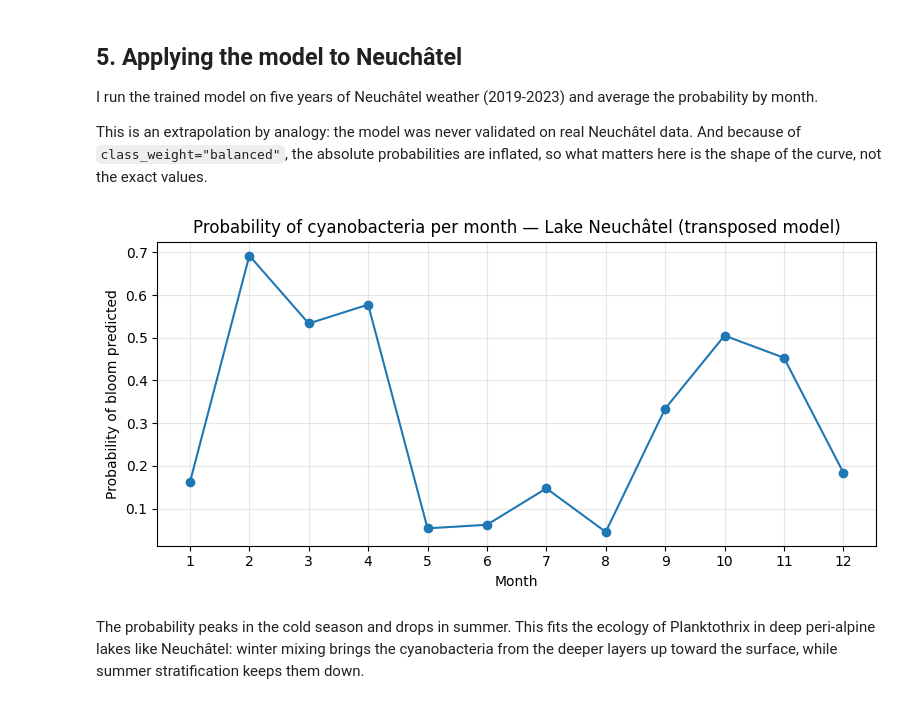
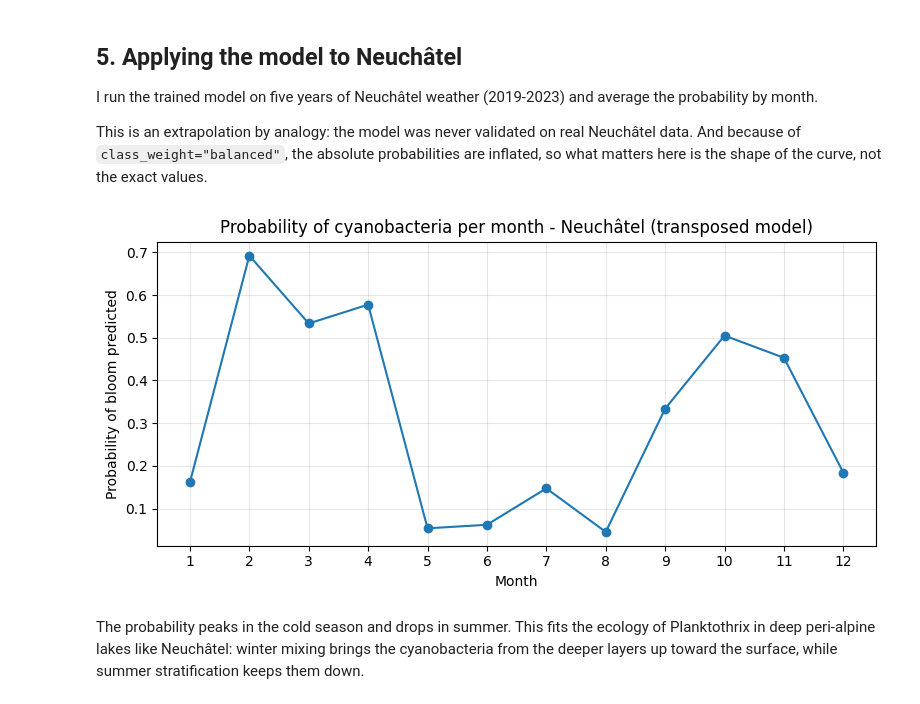
Before and after one commit to segurad308-jpg/cyne-model-prediction, a Jupyter notebook: notebooks/cyne.ipynb, the cells around one changed output. Saved outputs shown, nothing was run; the diff lists cells and outputs as text; code cells hidden in the pictures.

```diff
--- a/notebooks/cyne.ipynb
+++ b/notebooks/cyne.ipynb
@@ -148,21 +148,21 @@ This is an extrapolation by analogy: the model was never validated on real Neuch
 # %%
 wx_n = fetch_weather_range(*NEUCHATEL, "2019-01-01", "2023-12-31")
 wx_n["month_sin"] = np.sin(2*np.pi*wx_n["date"].dt.month/12)
 wx_n["month_cos"] = np.cos(2*np.pi*wx_n["date"].dt.month/12)
 wx_n["proba"] = clf.predict_proba(wx_n[FEATURES])[:, 1]
 
 proba_month = wx_n.groupby(wx_n["date"].dt.month)["proba"].mean()
 
 plt.figure(figsize=(8, 4))
 plt.plot(proba_month.index, proba_month.values, marker="o")
 plt.xticks(range(1, 13))
 plt.xlabel("Month"); plt.ylabel("Probability of bloom predicted")
-plt.title("Probability of cyanobacteria per month — Lake Neuchâtel (transposed model)")
+plt.title("Probability of cyanobacteria per month - Neuchâtel (transposed model)")
 plt.grid(alpha=0.3); plt.tight_layout()
 plt.savefig("../reports/figures/neuchatel_proba_monthly.svg")
 plt.show()
 # %% [output]
-[figure, old version]
+[figure, new version]
 # %% [markdown]
 The probability peaks in the cold season and drops in summer. This fits the ecology of Planktothrix in deep peri-alpine lakes like Neuchâtel: winter mixing brings the cyanobacteria from the deeper layers up toward the surface, while summer stratification keeps them down.
 # %% [markdown]
```
Also changed, not shown: parts of 1 cell of this notebook, 5 other files.
